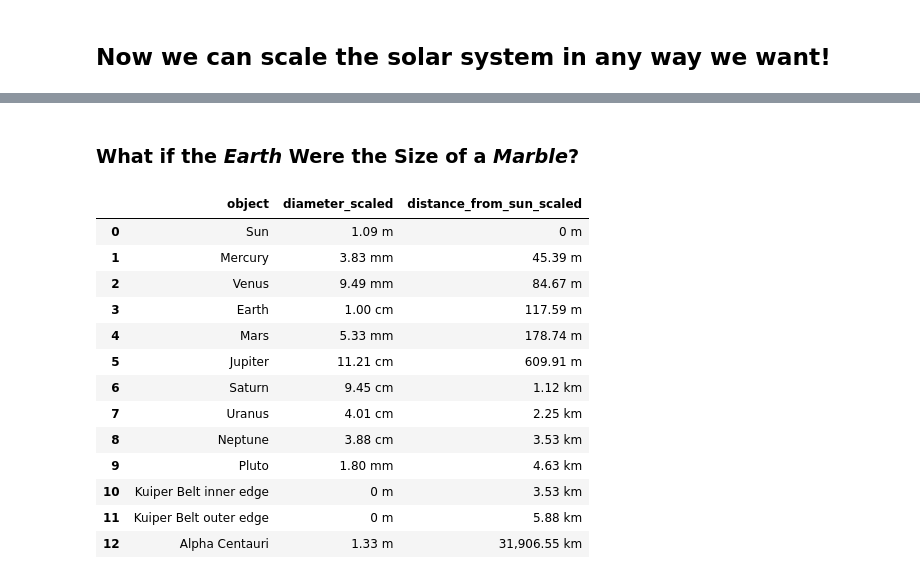
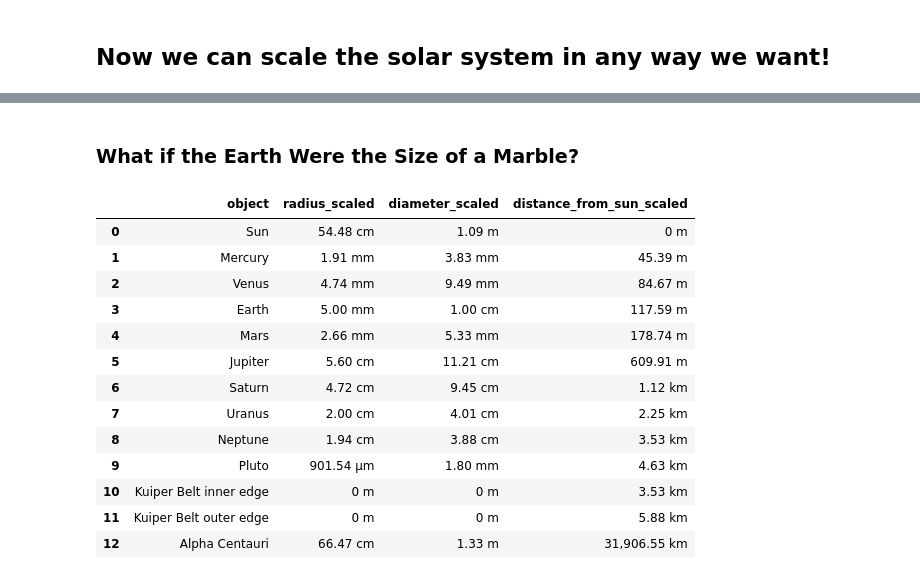
Before and after one commit to lumpiluk/solarsystemscalespreadsheetadaptation, a Jupyter notebook: solar_system.ipynb, the cells around one changed output, grey strips where cells are left out. Cells and saved outputs as stored; diff of their text form; code cells hidden in the pictures.

```diff
--- a/solar_system.ipynb
+++ b/solar_system.ipynb
@@ -19,6 +19,8 @@ def format_distance(distance):
         return distance  # In this case distance probably isn't actually a distance.
     if distance == 0:
         return "0 m"  # Would be covered by log10(d) < 3, but log10(0) throws an error.
+    if math.log10(distance) < -6:
+        return "{:,.3e} nm".format(distance * 10 ** 9)
     if math.log10(distance) < -3:
         return "{:,.2f} μm".format(distance * 10 ** 6)
     if math.log10(distance) < -2:
@@ -46,9 +48,10 @@ solar_system = pd.DataFrame(data={
                           1.43e+12, 2.87e+12, 4.5e+12, 5.91e+12, 4.5e+12,
                           7.5e+12, 4.07e+16]
 })
+solar_system['diameter'] = solar_system['radius'] * 2
 
 # Reorder columns because Python dicts aren't sorted by keys:
-solar_system = solar_system[['object', 'radius', 'distance_from_sun']]
+solar_system = solar_system[['object', 'radius', 'diameter', 'distance_from_sun']]
 
 solar_system.style.format(format_distance)
 # %% [output]
@@ -123,20 +143,24 @@ show_scaled_with_jupyter(sss_sun)
 # %% [markdown]
-### What if the *Earth* Were the Size of a *Marble*?
+### What if the Earth Were the Size of a Marble?
 # %%
-sss_earth_marble = scale_solar_system(new_diameter=.01, reference_object='Earth')
+sss_earth_marble = scale_solar_system(
+    new_size=.01,
+    reference='diameter',
+    reference_object='Earth'
+)
 show_scaled_with_jupyter(sss_earth_marble)
 # %% [output]
-|  | object | diameter_scaled | distance_from_sun_scaled |
-| 0 | Sun | 1.09 m | 0 m |
-| 1 | Mercury | 3.83 mm | 45.39 m |
-| 2 | Venus | 9.49 mm | 84.67 m |
-| 3 | Earth | 1.00 cm | 117.59 m |
-| 4 | Mars | 5.33 mm | 178.74 m |
-| 5 | Jupiter | 11.21 cm | 609.91 m |
-| 6 | Saturn | 9.45 cm | 1.12 km |
-| 7 | Uranus | 4.01 cm | 2.25 km |
-| 8 | Neptune | 3.88 cm | 3.53 km |
-| 9 | Pluto | 1.80 mm | 4.63 km |
-| 10 | Kuiper Belt inner edge | 0 m | 3.53 km |
-| 11 | Kuiper Belt outer edge | 0 m | 5.88 km |
-| 12 | Alpha Centauri | 1.33 m | 31,906.55 km |
+|  | object | radius_scaled | diameter_scaled | distance_from_sun_scaled |
+| 0 | Sun | 54.48 cm | 1.09 m | 0 m |
+| 1 | Mercury | 1.91 mm | 3.83 mm | 45.39 m |
+| 2 | Venus | 4.74 mm | 9.49 mm | 84.67 m |
+| 3 | Earth | 5.00 mm | 1.00 cm | 117.59 m |
+| 4 | Mars | 2.66 mm | 5.33 mm | 178.74 m |
+| 5 | Jupiter | 5.60 cm | 11.21 cm | 609.91 m |
+| 6 | Saturn | 4.72 cm | 9.45 cm | 1.12 km |
+| 7 | Uranus | 2.00 cm | 4.01 cm | 2.25 km |
+| 8 | Neptune | 1.94 cm | 3.88 cm | 3.53 km |
+| 9 | Pluto | 901.54 μm | 1.80 mm | 4.63 km |
+| 10 | Kuiper Belt inner edge | 0 m | 0 m | 3.53 km |
+| 11 | Kuiper Belt outer edge | 0 m | 0 m | 5.88 km |
+| 12 | Alpha Centauri | 66.47 cm | 1.33 m | 31,906.55 km |
```
Also changed, not shown: parts of 6 cells of this notebook, 1 other file.
